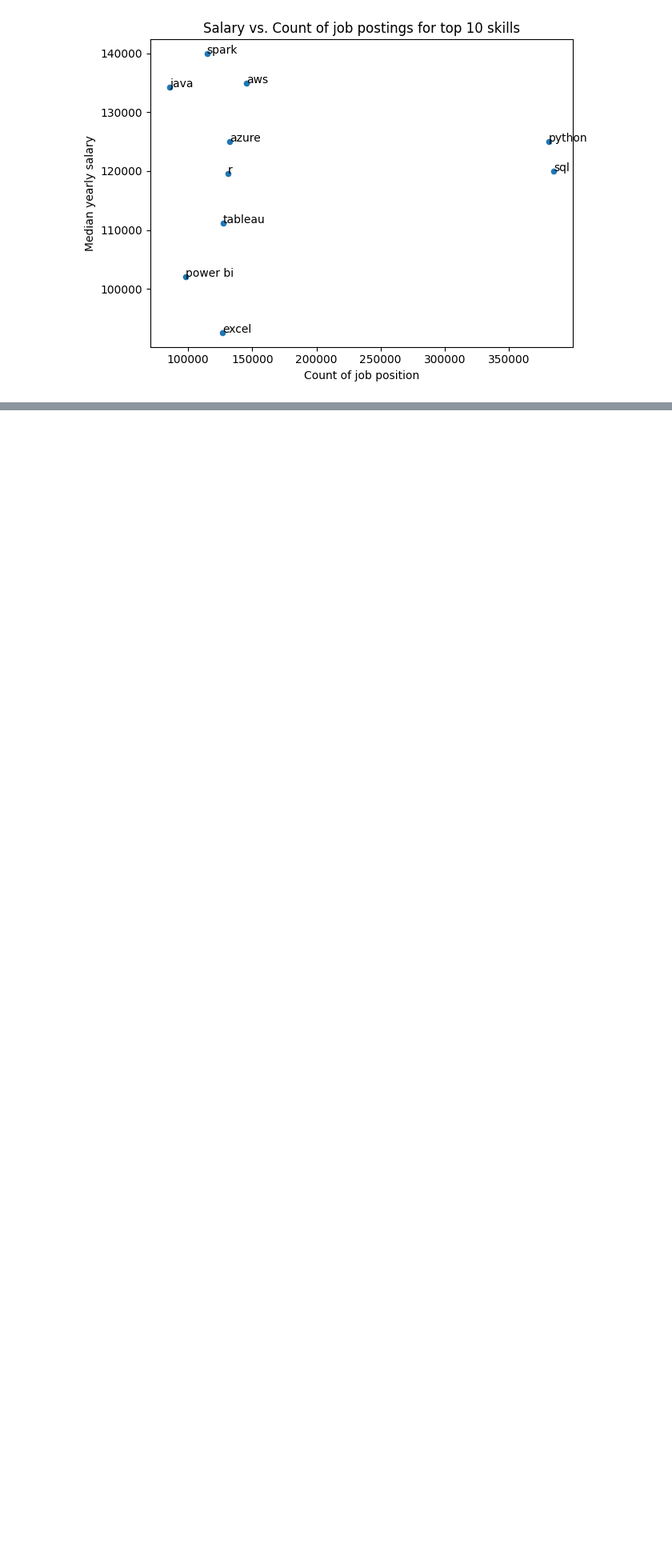
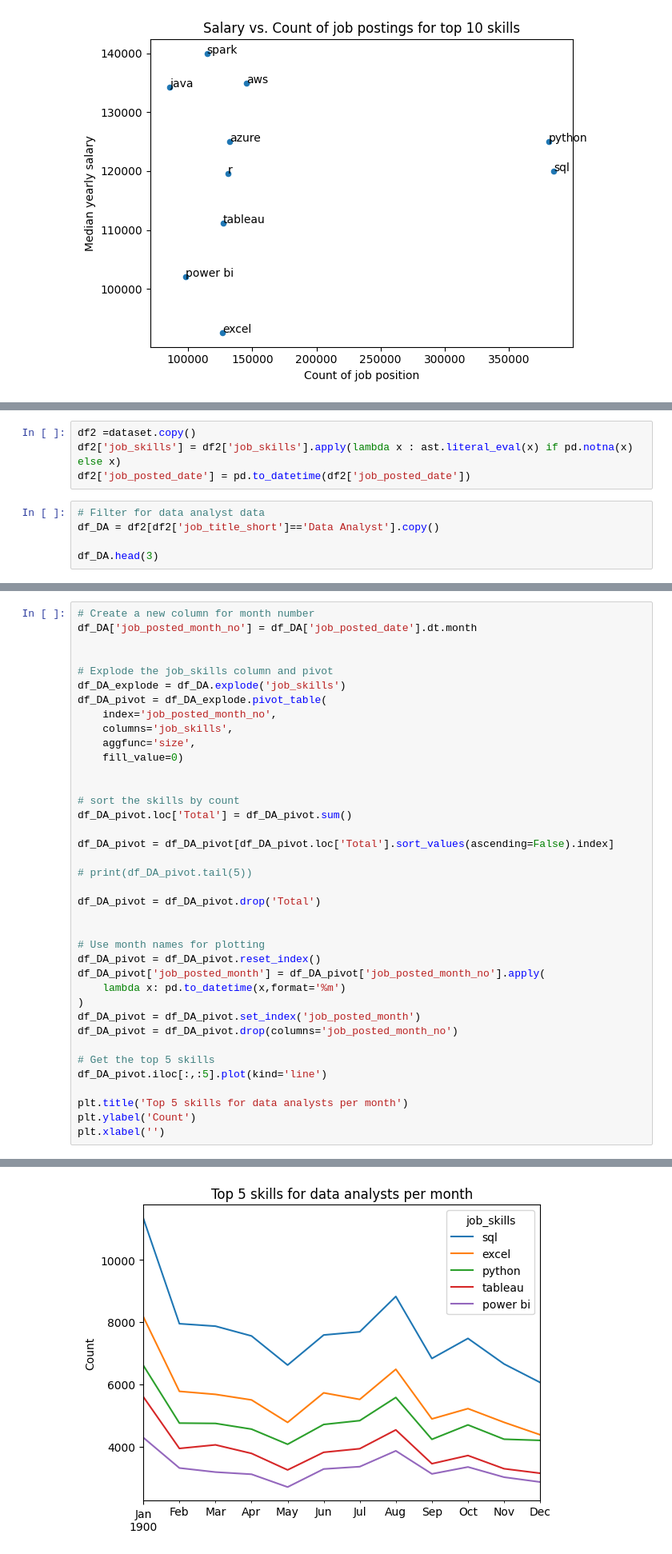
Before and after one commit to GongSeason/Python-for-Data-science-study, a Jupyter notebook: Pandas_exercises.ipynb, the cells around one changed output, grey strips where cells are left out. Shown at 80% size. Drawn from its saved outputs; the diff is of its cells as text; blank space fills up the shorter version.

```diff
--- a/Pandas_exercises.ipynb
+++ b/Pandas_exercises.ipynb
@@ -346,0 +349,9 @@ for i, txt in enumerate(skill_stats.index):
+# %%
+df2 =dataset.copy()
+df2['job_skills'] = df2['job_skills'].apply(lambda x : ast.literal_eval(x) if pd.notna(x) else x)
+df2['job_posted_date'] = pd.to_datetime(df2['job_posted_date'])
+# %%
+# Filter for data analyst data
+df_DA = df2[df2['job_title_short']=='Data Analyst'].copy()
+
+df_DA.head(3)
@@ -346,0 +363,39 @@ for i, txt in enumerate(skill_stats.index):
+# %%
+# Create a new column for month number
+df_DA['job_posted_month_no'] = df_DA['job_posted_date'].dt.month
+
+
+# Explode the job_skills column and pivot
+df_DA_explode = df_DA.explode('job_skills')
+df_DA_pivot = df_DA_explode.pivot_table(
+    index='job_posted_month_no',
+    columns='job_skills',
+    aggfunc='size',
+    fill_value=0)
+
+
+# sort the skills by count
+df_DA_pivot.loc['Total'] = df_DA_pivot.sum()
+
+df_DA_pivot = df_DA_pivot[df_DA_pivot.loc['Total'].sort_values(ascending=False).index]
+
+# print(df_DA_pivot.tail(5))
+
+df_DA_pivot = df_DA_pivot.drop('Total')
+
+
+# Use month names for plotting
+df_DA_pivot = df_DA_pivot.reset_index()
+df_DA_pivot['job_posted_month'] = df_DA_pivot['job_posted_month_no'].apply(
+    lambda x: pd.to_datetime(x,format='%m')
+)
+df_DA_pivot = df_DA_pivot.set_index('job_posted_month')
+df_DA_pivot = df_DA_pivot.drop(columns='job_posted_month_no')
+
+# Get the top 5 skills
+df_DA_pivot.iloc[:,:5].plot(kind='line')
+
+plt.title('Top 5 skills for data analysts per month')
+plt.ylabel('Count')
+plt.xlabel('')
+# %% [output]
@@ -346,0 +403 @@ for i, txt in enumerate(skill_stats.index):
+[figure, added]
```
Also changed, not shown: parts of 13 cells of this notebook.
